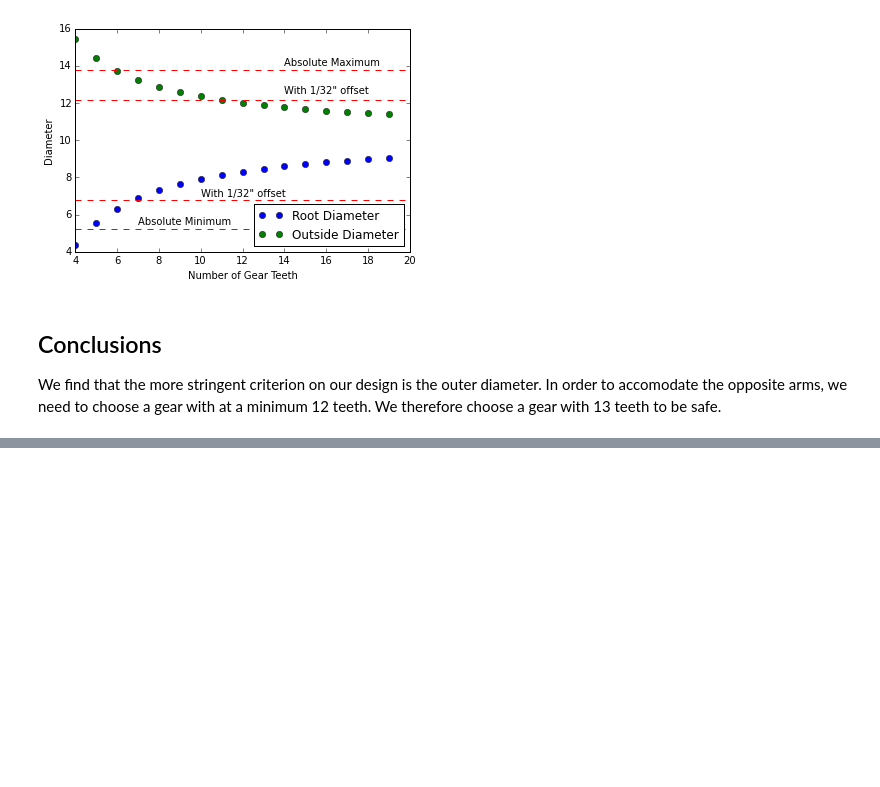
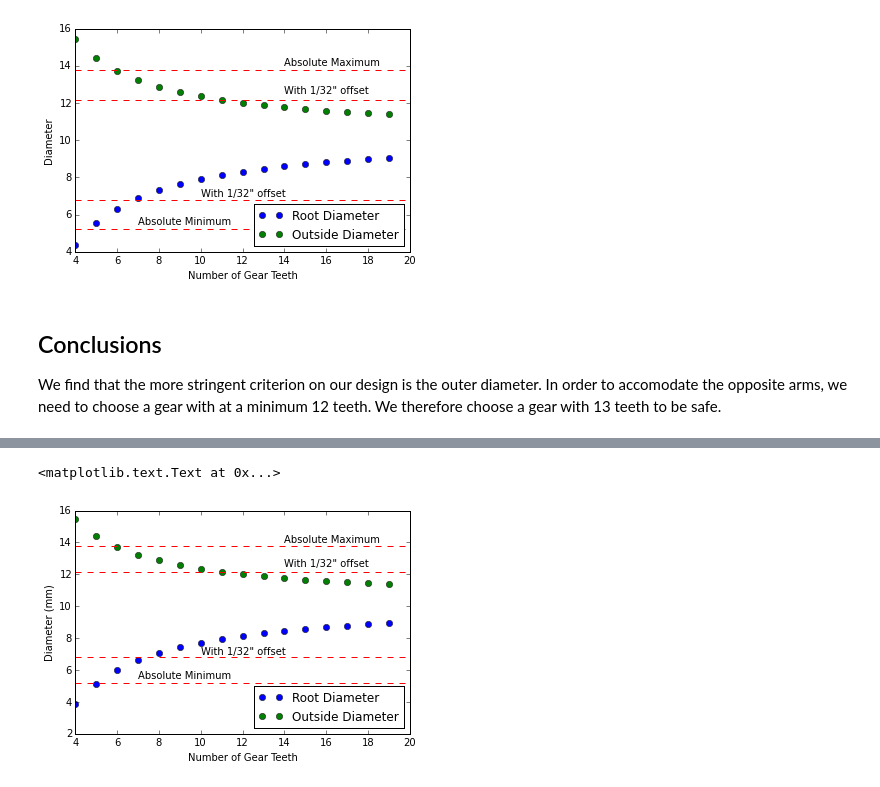
Before and after one commit to dcellucci/MiniMOJO, a Jupyter notebook: notebooks/Gear Generation Notes.ipynb, the cells around one changed output, grey strips where cells are left out. Cells and saved outputs as stored; diff of their text form; code cells hidden in the pictures; blank space fills up the shorter version.

```diff
--- a/notebooks/Gear Generation Notes.ipynb
+++ b/notebooks/Gear Generation Notes.ipynb
@@ -96,0 +152,33 @@ We find that the more stringent criterion on our design is the outer diameter. I
+# %%
+#Physical Parameters
+D = 10.3 #mm
+minD_R = 5.21 #mm
+maxD_O = 13.754 #mm
+
+#Going through a large number of possible teeth numbers
+n_vals = range(4,20)
+drvals = []
+dovals = []
+
+for nval in n_vals:
+    drvals.append(D-2*1.25*D/nval)
+    dovals.append(D+2*D/nval)
+
+plot(n_vals,drvals,'o',label="Root Diameter")
+plot(n_vals,dovals,'o',label="Outside Diameter")
+axhline(y=minD_R,linestyle='--', color ='r')
+text(14,14,"Absolute Maximum")
+axhline(y=maxD_O,linestyle='--', color ='r')
+text(14,12.5,"With 1/32\" offset")
+axhline(y=maxD_O-1.0/32*25.4*2,linestyle='--', color ='r')
+text(7,5.5,"Absolute Minimum")
+axhline(y=minD_R+1.0/32*25.4*2,linestyle='--', color ='r')
+text(10,7,"With 1/32\" offset")
+
+legend(loc=4)
+
+xlabel("Number of Gear Teeth")
+ylabel("Diameter (mm)")
+# %% [output]
+<matplotlib.text.Text at 0x...>
+[figure, added]
```
Also changed, not shown: parts of 1 cell of this notebook, 15 other files.
